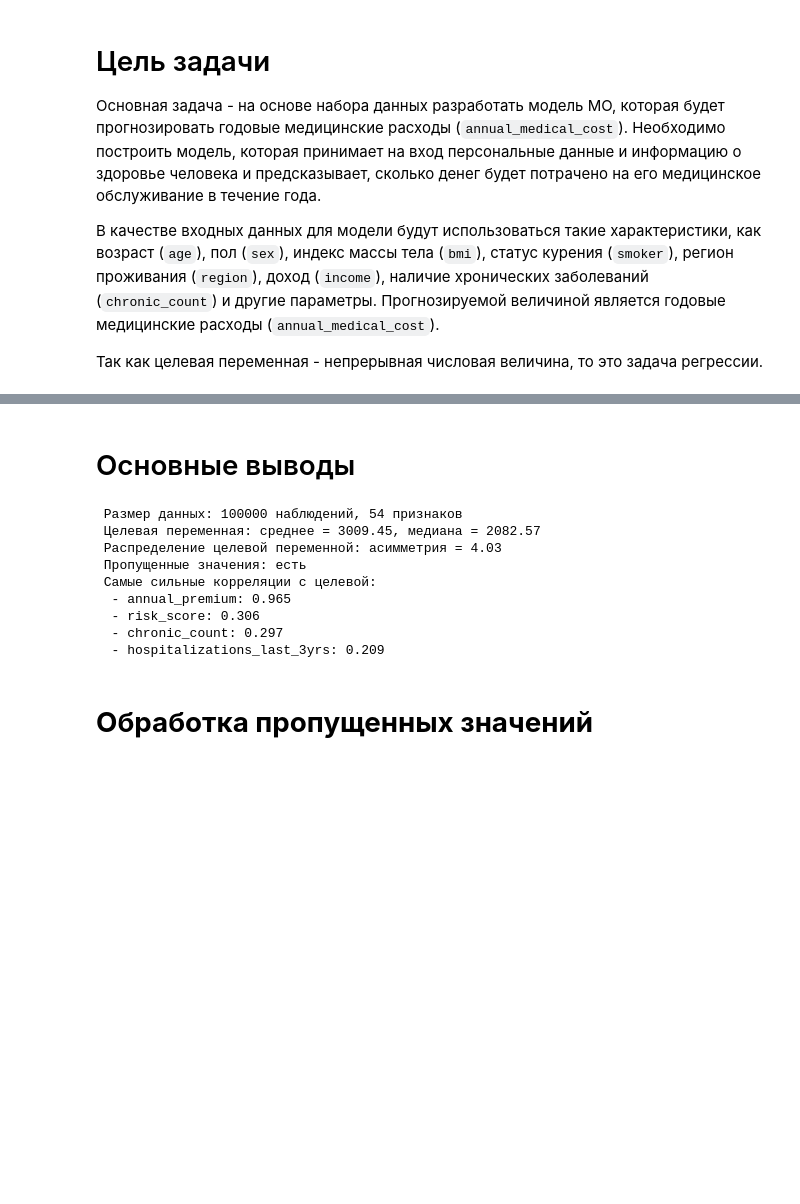
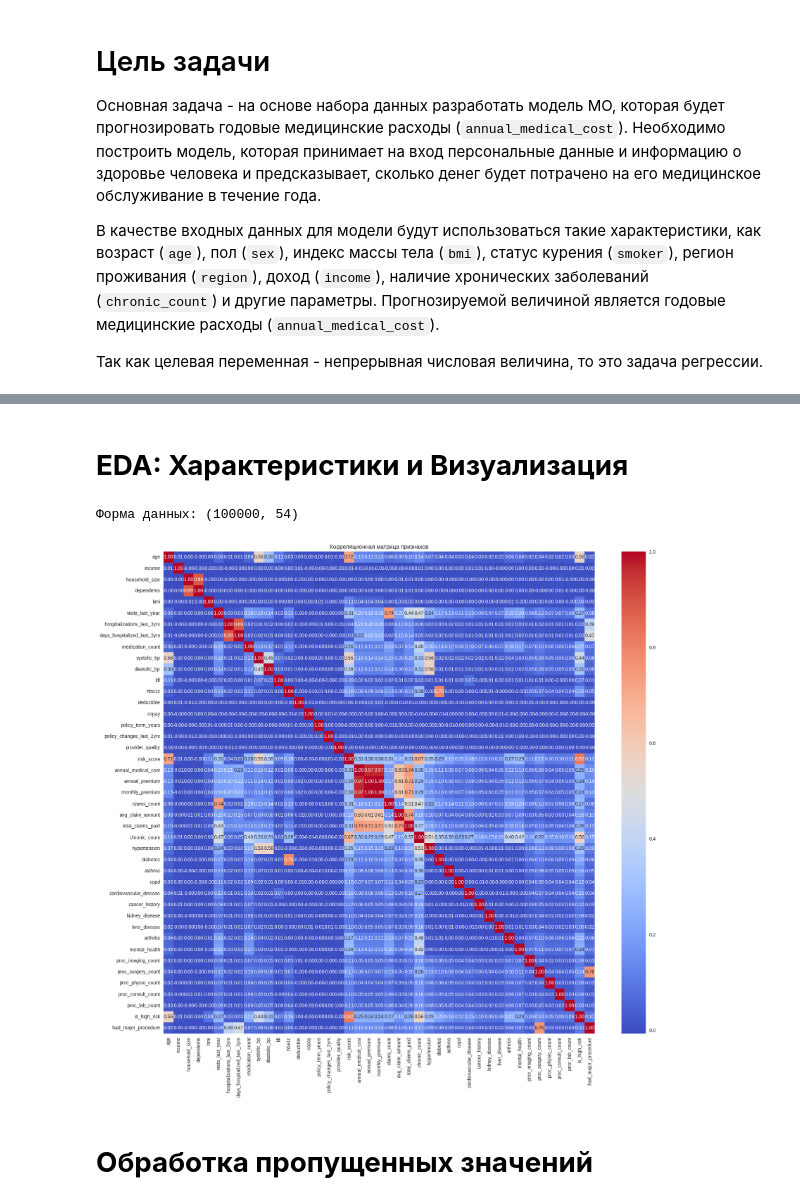
Before and after one commit to JankoZ/machine-learning-course-2, a Jupyter notebook: ML_LHW_4.ipynb, the cells around one changed output, grey strips where cells are left out. Cells and saved outputs as stored; diff of their text form; code cells hidden in the pictures; blank space fills up the shorter version.

```diff
--- a/ML_LHW_4.ipynb
+++ b/ML_LHW_4.ipynb
@@ -33,4 +33,0 @@ from lightgbm import LGBMRegressor
-# %%
-plt.style.use("seaborn-v0_8")
-sns.set_palette("husl")
-plt.rcParams["figure.figsize"] = (12, 8)
@@ -39,7 +39,5 @@ plt.rcParams["figure.figsize"] = (12, 8)
 # %%
-path = kh.dataset_download(
-    "mohankrishnathalla/medical-insurance-cost-prediction")
-
-print("Path to dataset files:", path)
-csv = f"{path}/medical_insurance.csv"
+path = kh.\
+dataset_download("mohankrishnathalla/medical-insurance-cost-prediction")
+df = pd.read_csv(f"{path}/medical_insurance.csv")
 # %% [output]
@@ -50,11 +45,0 @@ Path to dataset files: /kaggle/input/medical-insurance-cost-prediction
-# %%
-df = pd.read_csv(csv)
-
-print(f"Размер датасета: {df.shape}\n")
-print('=' * 50)
-print("\nТипы данных:")
-print(df.dtypes.value_counts())
-print('\n')
-print('=' * 50)
-print("\nПервые 5 строк данных:")
-pd.DataFrame(df.head())
@@ -329,23 +46,16 @@ annual_medical_cost: 6772 выбросов (6.8%)
-# %% [markdown]
-# Основные выводы
-# %%
-print(f" Размер данных: {df.shape[0]} наблюдений, {df.shape[1]} признаков")
-print(f" Целевая переменная: среднее = {df["annual_medical_cost"].mean():.2f}, медиана = {df["annual_medical_cost"].median():.2f}")
-print(f" Распределение целевой переменной: асимметрия = {df["annual_medical_cost"].skew():.2f}")
-print(f" Пропущенные значения: {"есть" if df.isnull().sum().sum() > 0 else "отсутствуют"}")
-print(f" Самые сильные корреляции с целевой:")
-for i, (var, corr) in enumerate(target_correlations.items()):
-  if i < 5 and var != "annual_medical_cost":
-    print(f"  - {var}: {corr:.3f}")
-# %% [output]
- Размер данных: 100000 наблюдений, 54 признаков
- Целевая переменная: среднее = 3009.45, медиана = 2082.57
- Распределение целевой переменной: асимметрия = 4.03
- Пропущенные значения: есть
- Самые сильные корреляции с целевой:
-  - annual_premium: 0.965
-  - risk_score: 0.306
-  - chronic_count: 0.297
-  - hospitalizations_last_3yrs: 0.209
+# %% [markdown]
+# **EDA: Характеристики и Визуализация**
+# %%
+print(f"Форма данных: {df.shape}")
+df.drop("person_id", axis = 1, errors = "ignore", inplace = True)
+
+plt.figure(figsize = (20, 18))
+sns.heatmap(df.select_dtypes(include = [np.number]).corr(), annot = True,
+            fmt=  ".2f", cmap = "coolwarm")
+plt.title("Корреляционная матрица признаков")
+plt.show()
+# %% [output]
+Форма данных: (100000, 54)
+[figure, added]
 # %% [markdown]
 # **Обработка пропущенных значений**
```
Also changed, not shown: parts of 144 cells of this notebook.
